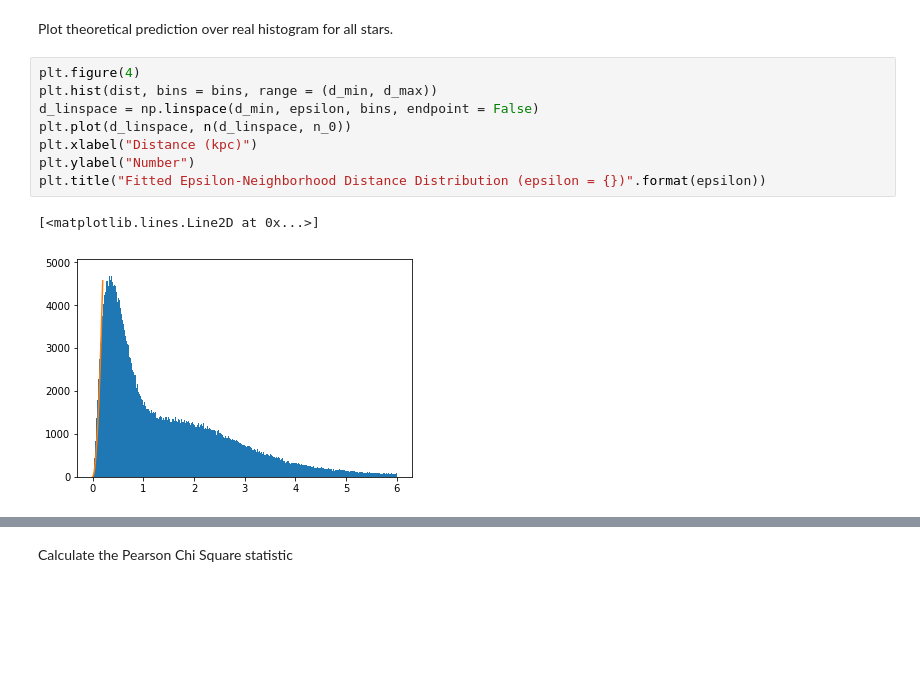
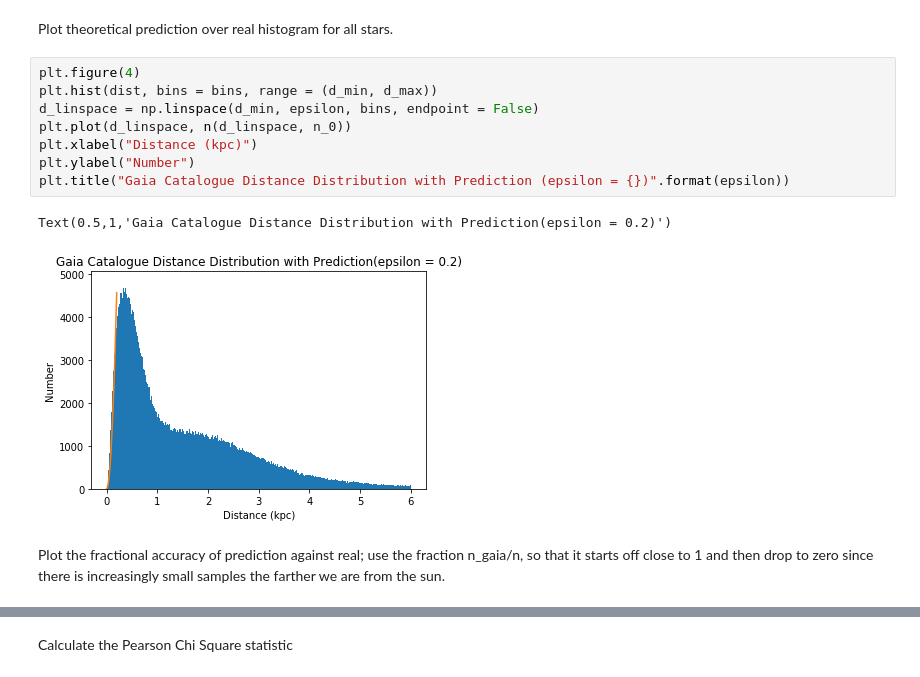
Before and after one commit to mwbub/Gaia-I3, a Jupyter notebook: Code/mock_data/sampling/selection function spherical.ipynb, the cells around one changed output, grey strips where cells are left out. Cells and saved outputs as stored; diff of their text form; blank space fills up the shorter version.

Commit message:
changed gaia plot such that its histogram takes into account of all stars but the plot stop at 6kpc. Also added a fractional accuracy of prediction plot.

```diff
--- a/Code/mock_data/sampling/selection function spherical.ipynb
+++ b/Code/mock_data/sampling/selection function spherical.ipynb
@@ -91,11 +92,13 @@ Plot theoretical prediction over real histogram for all stars.
 # %%
 plt.figure(4)
 plt.hist(dist, bins = bins, range = (d_min, d_max))
 d_linspace = np.linspace(d_min, epsilon, bins, endpoint = False)
 plt.plot(d_linspace, n(d_linspace, n_0))
 plt.xlabel("Distance (kpc)")
 plt.ylabel("Number")
-plt.title("Fitted Epsilon-Neighborhood Distance Distribution (epsilon = {})".format(epsilon))
+plt.title("Gaia Catalogue Distance Distribution with Prediction (epsilon = {})".format(epsilon))
 # %% [output]
-[<matplotlib.lines.Line2D at 0x...>]
+Text(0.5,1,'Gaia Catalogue Distance Distribution with Prediction(epsilon = 0.2)')
-[figure, old version]
+[figure, new version]
+# %% [markdown]
+Plot the fractional accuracy of prediction against real; use the fraction n_gaia/n, so that it starts off close to 1 and then drop to zero since there is increasingly small samples the farther we are from the sun.
```
Also changed, not shown: parts of 4 cells of this notebook.
